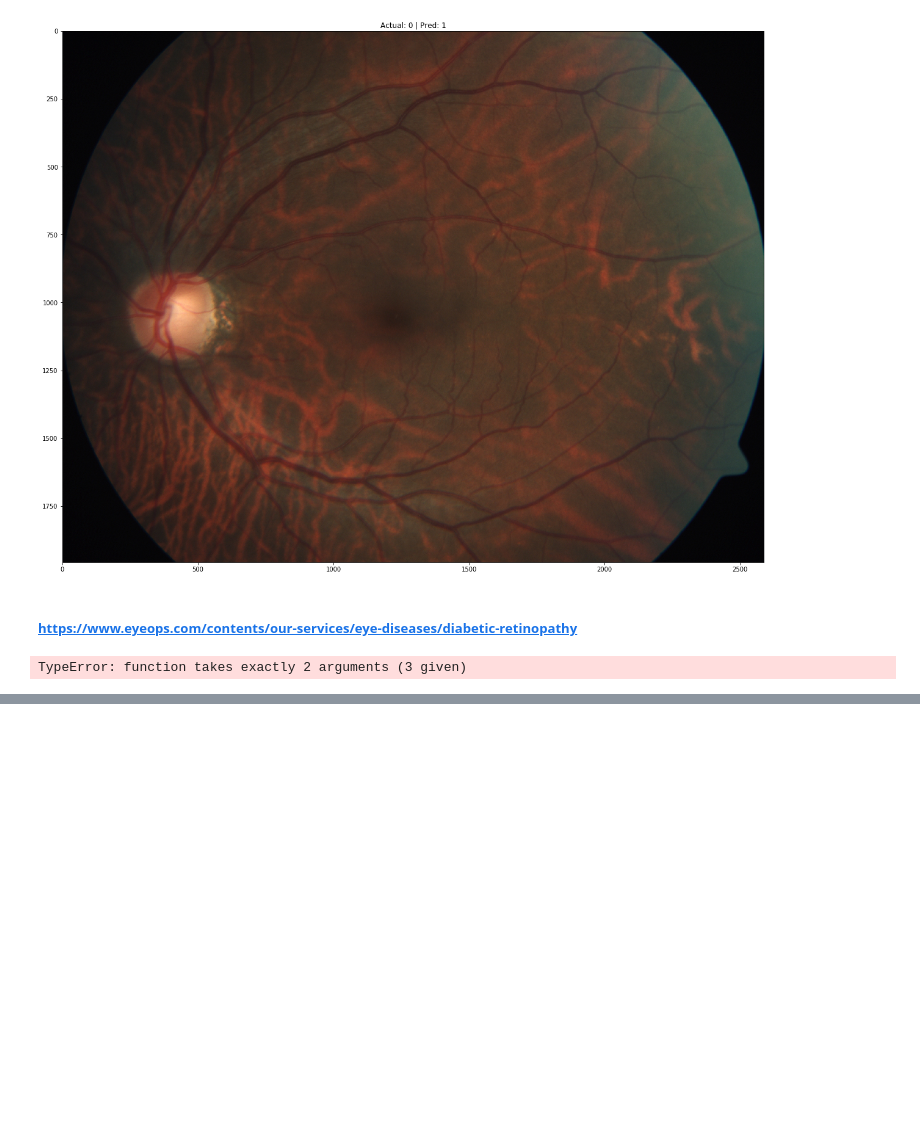
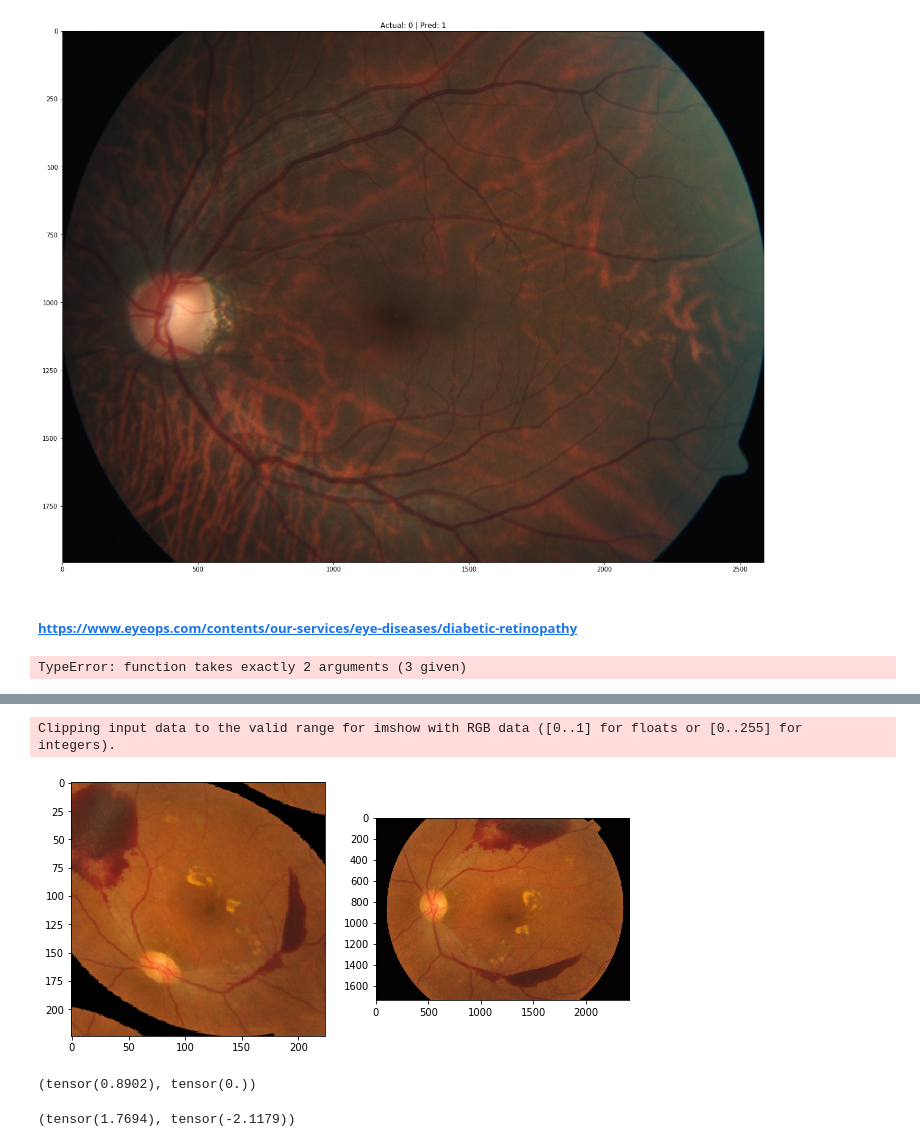
Before and after one commit to pyaf/Image-classification-pytorch, a Jupyter notebook: notebooks/model performance.ipynb, the cells around one changed output, grey strips where cells are left out. Cells and saved outputs as stored; diff of their text form; code cells hidden in the pictures; blank space fills up the shorter version.

```diff
--- a/notebooks/model performance.ipynb
+++ b/notebooks/model performance.ipynb
@@ -308,0 +328,31 @@ TypeError: function takes exactly 2 arguments (3 given)
+# %%
+fold =0
+total_folds = 10
+images_folder = '../data/train_images/'
+df_path = '../data/train.csv'
+size = 224
+mean = (0.485, 0.456, 0.406)
+std = (0.229, 0.224, 0.225)
+dataloaders = {
+    phase: provider(
+        fold,
+        total_folds,
+        images_folder,
+        df_path,
+        phase,
+        size,
+        mean,
+        std,
+        batch_size=1,
+        num_workers=1,
+    )
+    for phase in ["train", "val"]
+}
+
+def unnormalize(img):
+    mean = torch.as_tensor([0.485, 0.456, 0.406])
+    std = torch.as_tensor([0.229, 0.224, 0.225])
+    #return (img * std) + mean
+    for t, m, s in zip(img, mean, std):
+        t.mul_(s).add_(m)
+    return img.permute(1, 2, 0)# * 255
@@ -308,0 +374,18 @@ TypeError: function takes exactly 2 arguments (3 given)
+# %%
+plt.figure(figsize=(10, 10))
+plt.subplot(1, 2, 1)
+plt.imshow(unimage);
+plt.subplot(1, 2, 2)
+plt.imshow(mpimg.imread(f'../data/train_images/{fnames[0]}.png'));
+plt.show(); # original image
+# %% [output]
+Clipping input data to the valid range for imshow with RGB data ([0..1] for floats or [0..255] for integers).
+[figure, added]
+# %%
+torch.max(unimage), torch.min(unimage)
+# %% [output]
+(tensor(0.8902), tensor(0.))
+# %%
+torch.max(images), torch.min(images)
+# %% [output]
+(tensor(1.7694), tensor(-2.1179))
```
Also changed, not shown: parts of 16 cells of this notebook, 16 other files.
